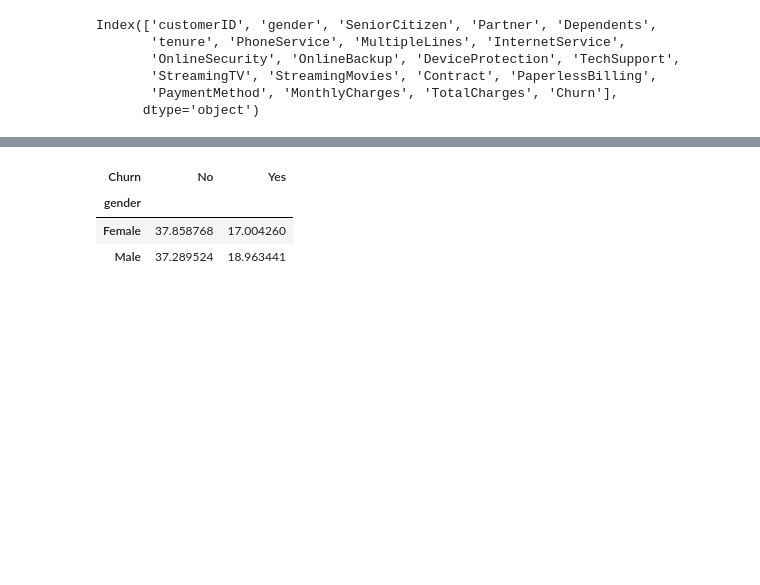
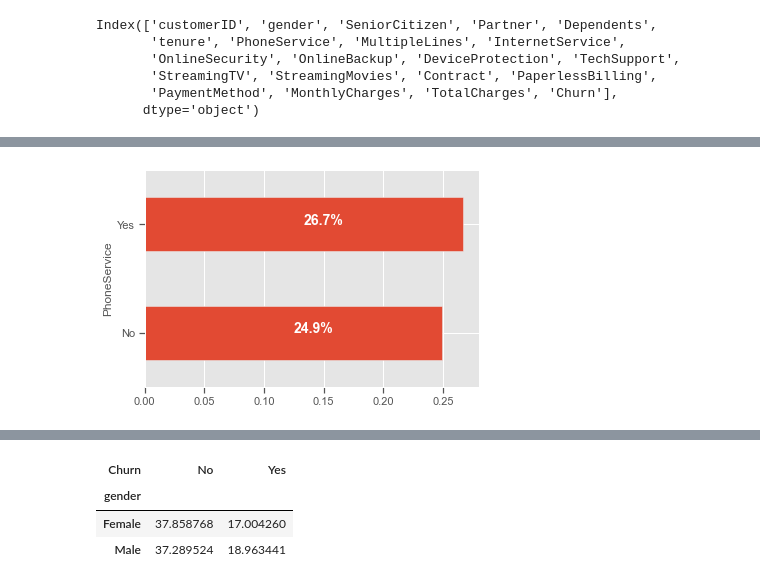
Before and after one commit to VIP509/Churn-Analysis-BA, a Jupyter notebook: ChurnAnalysis.ipynb, the cells around one changed output, grey strips where cells are left out. Saved outputs shown, nothing was run; the diff lists cells and outputs as text; code cells hidden in the pictures; blank space fills up the shorter version.

```diff
--- a/ChurnAnalysis.ipynb
+++ b/ChurnAnalysis.ipynb
@@ -292,0 +267,4 @@ bar_plot1()
+# %%
+bar_plot1(PhoneService_Tab)
+# %% [output]
+[figure, added]
```
Also changed, not shown: parts of 25 cells of this notebook.
